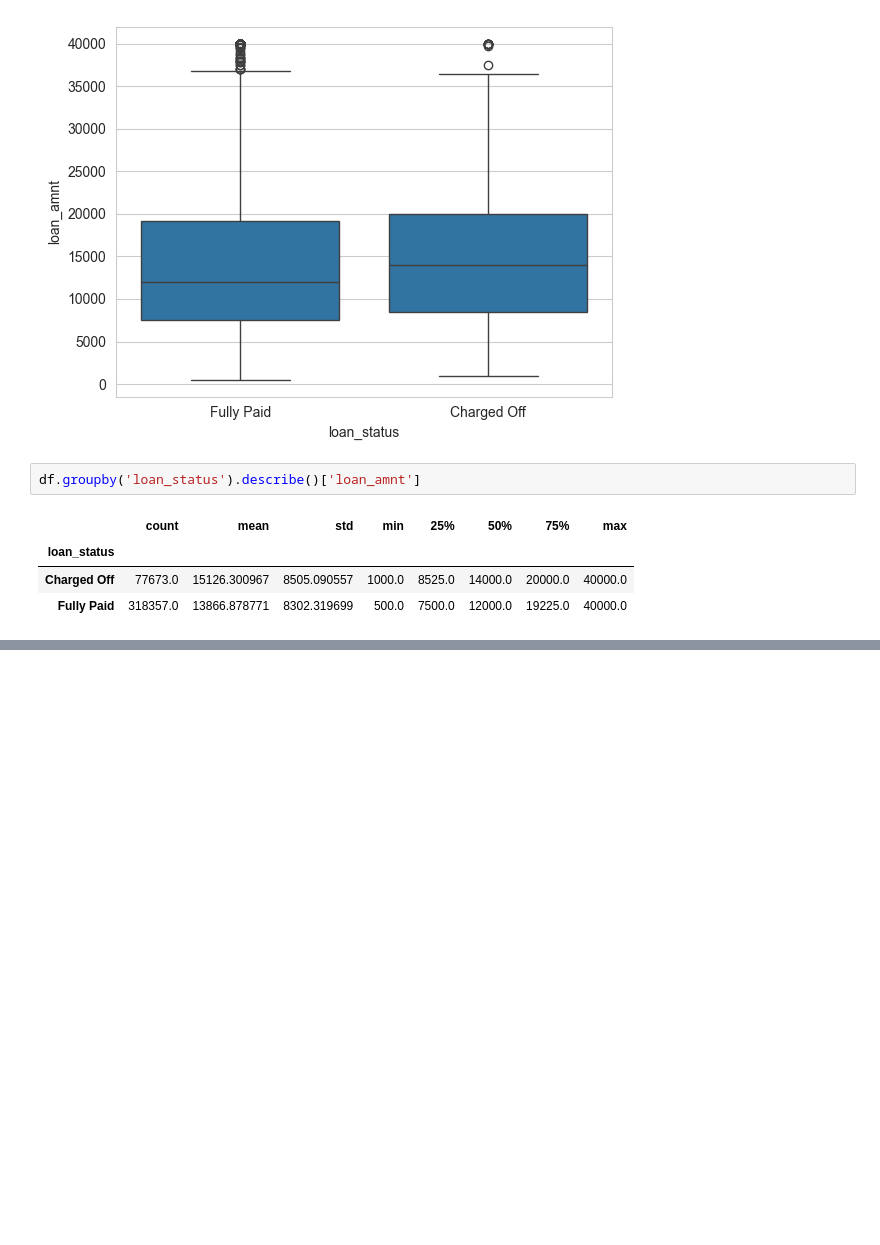
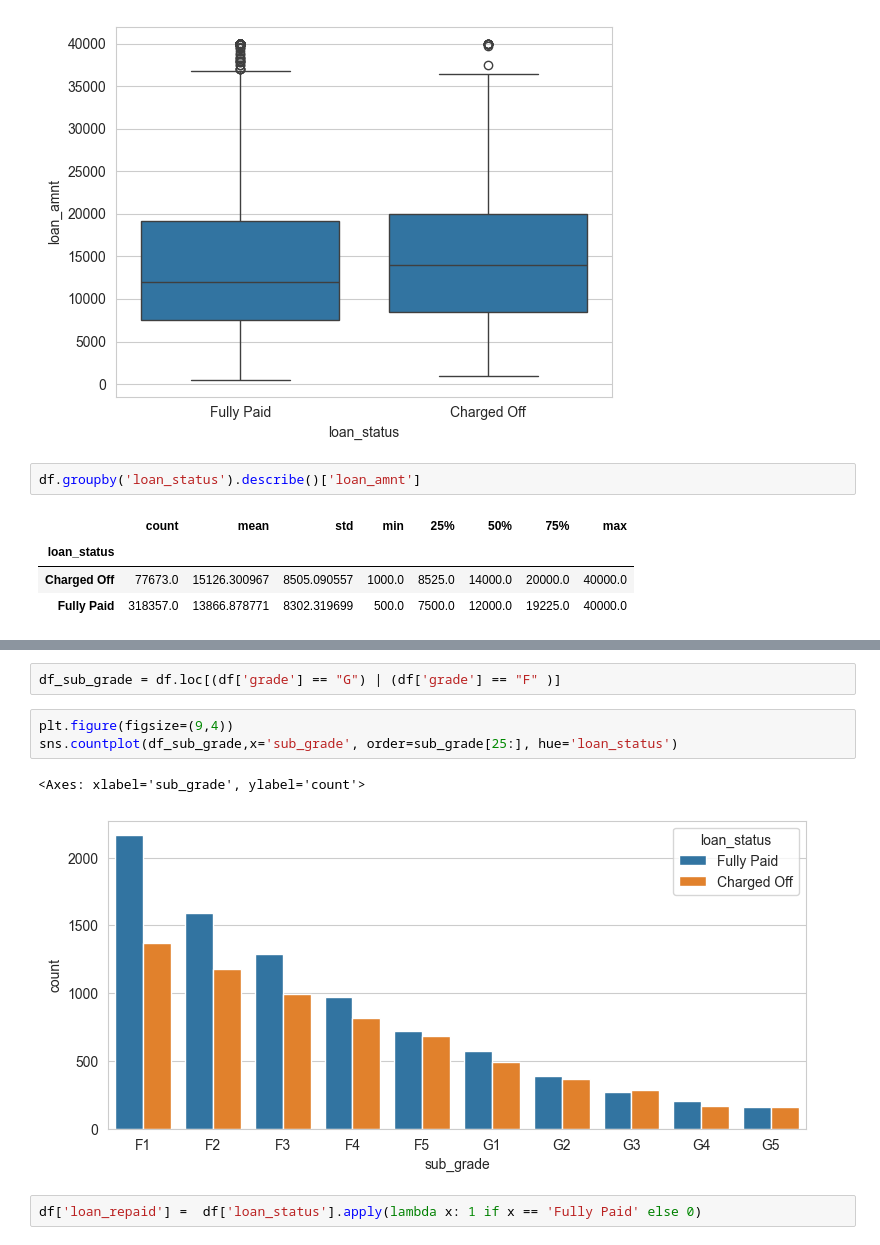
Before and after one commit to fernandohitmas/Python-for-Machine-Learning-Jose-Portilla-, a Jupyter notebook: TensorFlow e Keras/TF_keras_exercicio.ipynb, the cells around one changed output, grey strips where cells are left out. Saved outputs shown, nothing was run; the diff lists cells and outputs as text; blank space fills up the shorter version.

```diff
--- a/TensorFlow e Keras/TF_keras_exercicio.ipynb
+++ b/TensorFlow e Keras/TF_keras_exercicio.ipynb
@@ -137,0 +182,10 @@ df.groupby('loan_status').describe()['loan_amnt']
+# %%
+df_sub_grade = df.loc[(df['grade'] == "G") | (df['grade'] == "F" )]
+# %%
+plt.figure(figsize=(9,4))
+sns.countplot(df_sub_grade,x='sub_grade', order=sub_grade[25:], hue='loan_status')
+# %% [output]
+<Axes: xlabel='sub_grade', ylabel='count'>
+[figure, added]
+# %%
+df['loan_repaid'] =  df['loan_status'].apply(lambda x: 1 if x == 'Fully Paid' else 0)
```
Also changed, not shown: parts of 13 cells of this notebook.
